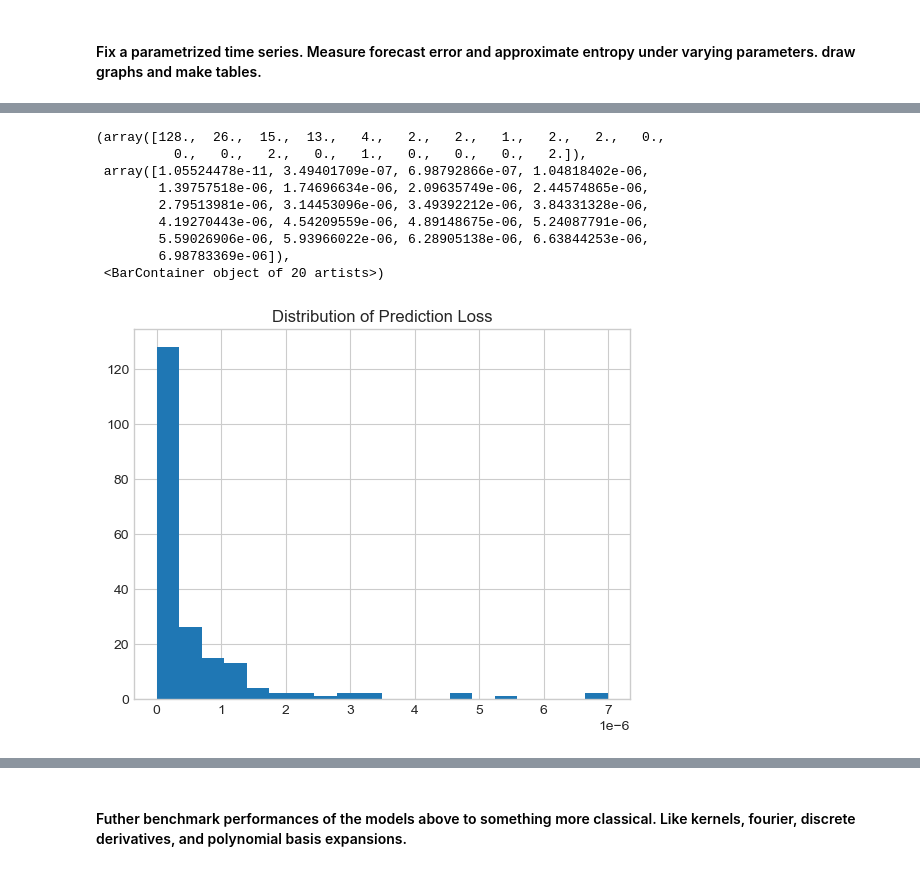
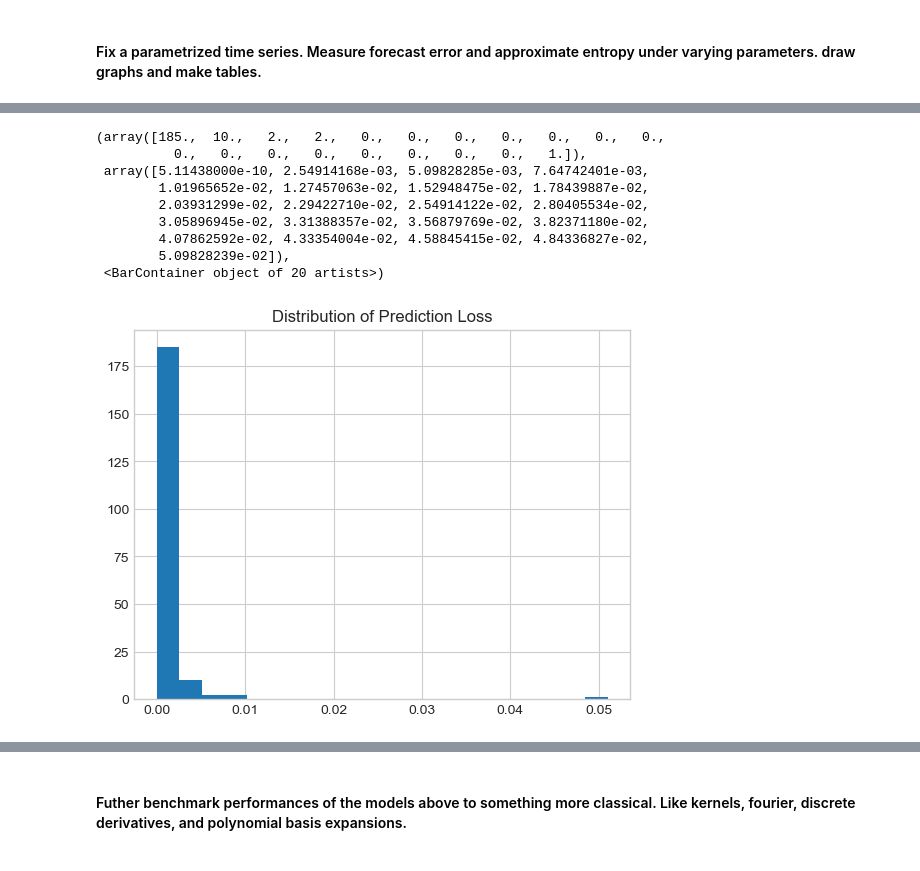
Before and after one commit to seeingquietjohn/TimeSeries, a Jupyter notebook: ForecastingBench.ipynb, the cells around one changed output, grey strips where cells are left out. Cells and saved outputs as stored; diff of their text form; code cells hidden in the pictures.

Commit message:
added KO benchmark and eval pipelines. fixed some bugs

```diff
--- a/ForecastingBench.ipynb
+++ b/ForecastingBench.ipynb
@@ -547,6 +575,5 @@ entropy_list = []
 for val in r_values:
     data = logistic_map(val, 0.2, 100)
     radius = 0.025 * np.std(data)
-    entropy_list.append(approx_entropy(data, 1, 2, radius))
-
-plt.plot(r_values, entropy_list)
+    ent = approx_entropy(data, 1, 2, radius)
+    entropy_list.append({'r':val, 'entropy':ent})
@@ -565,24 +595,24 @@ def mse_numpy(y, y_hat):
 for i, val in enumerate(r_values):
     print(f"\n--- Running benchmark {i+1}/{num_r} for r = {val} ---")
 
-    dataset = generate_timeseries('logistic', 1000)
-    bench_tau, bench_dim = 1, 2
+    dataset = logistic_map(val, 0.2, 100)
+    tau, dim = 1, 2
 
-    x_train_bench, y_train_bench, x_test_bench, y_test_bench = create_takens_io(dataset, bench_dim, bench_tau, 0.7)
+    x_train, y_train, x_test, y_test = create_takens_io(dataset, dim, tau, 0.7)
 
-    train_data_bench = TensorDataset(torch.from_numpy(x_train_bench), torch.from_numpy(y_train_bench))
-    train_loader_bench = DataLoader(train_data_bench, batch_size=16, shuffle=True)
+    train_data = TensorDataset(torch.from_numpy(x_train), torch.from_numpy(y_train))
+    train_loader = DataLoader(train_data, batch_size=16, shuffle=True)
 
-    test_data_bench = TensorDataset(torch.from_numpy(x_test_bench), torch.from_numpy(y_test_bench))
-    test_loader_bench = DataLoader(test_data_bench, batch_size=16, shuffle=False)
+    test_data = TensorDataset(torch.from_numpy(x_test), torch.from_numpy(y_test))
+    test_loader = DataLoader(test_data, batch_size=16, shuffle=False)
 
-    model_bench = TimeSeriesMLP(bench_dim, [16]*2)
+    model = TimeSeriesMLP(dim, [16]*2)
 
-    optimizer_bench = torch.optim.Adam(model_bench.parameters(), lr=1e-3)
+    optim = torch.optim.Adam(model.parameters(), lr=1e-3)
 
-    loss_history_bench = Train(model_bench, train_loader_bench, optimizer_bench, epochs=100)
+    loss_hist = Train(model, train_loader, optim, epochs=100)
 
-    y, y_hat = Test_de(model_bench, test_loader_bench)
+    y, y_hat = Test_de(model, test_loader)
     mse = mse_numpy(y, y_hat)
     bench_res.append({'r':val, 'mse':mse})
     print(f"Test MSE for r = {val}: {mse}")
@@ -609,20 +639,18 @@ Test MSE for r = 4.0: 5.172286366415597e-07
 # %%
 mse_val = [item['mse'] for item in bench_res]
-entropy_arr = np.array(entropy_list)
 mse_arr = np.array(mse_val)
 r_arr = np.array(r_values)
-
 plt.title('Distribution of Prediction Loss')
 plt.hist(mse_val, bins=20)
 # %% [output]
-(array([128.,  26.,  15.,  13.,   4.,   2.,   2.,   1.,   2.,   2.,   0.,
-          0.,   0.,   2.,   0.,   1.,   0.,   0.,   0.,   2.]),
- array([1.05524478e-11, 3.49401709e-07, 6.98792866e-07, 1.04818402e-06,
-        1.39757518e-06, 1.74696634e-06, 2.09635749e-06, 2.44574865e-06,
-        2.79513981e-06, 3.14453096e-06, 3.49392212e-06, 3.84331328e-06,
-        4.19270443e-06, 4.54209559e-06, 4.89148675e-06, 5.24087791e-06,
-        5.59026906e-06, 5.93966022e-06, 6.28905138e-06, 6.63844253e-06,
-        6.98783369e-06]),
+(array([185.,  10.,   2.,   2.,   0.,   0.,   0.,   0.,   0.,   0.,   0.,
+          0.,   0.,   0.,   0.,   0.,   0.,   0.,   0.,   1.]),
+ array([5.11438000e-10, 2.54914168e-03, 5.09828285e-03, 7.64742401e-03,
+        1.01965652e-02, 1.27457063e-02, 1.52948475e-02, 1.78439887e-02,
+        2.03931299e-02, 2.29422710e-02, 2.54914122e-02, 2.80405534e-02,
+        3.05896945e-02, 3.31388357e-02, 3.56879769e-02, 3.82371180e-02,
+        4.07862592e-02, 4.33354004e-02, 4.58845415e-02, 4.84336827e-02,
+        5.09828239e-02]),
  <BarContainer object of 20 artists>)
-[figure, old version]
+[figure, new version]
 # %%
```
Also changed, not shown: parts of 17 cells of this notebook.
